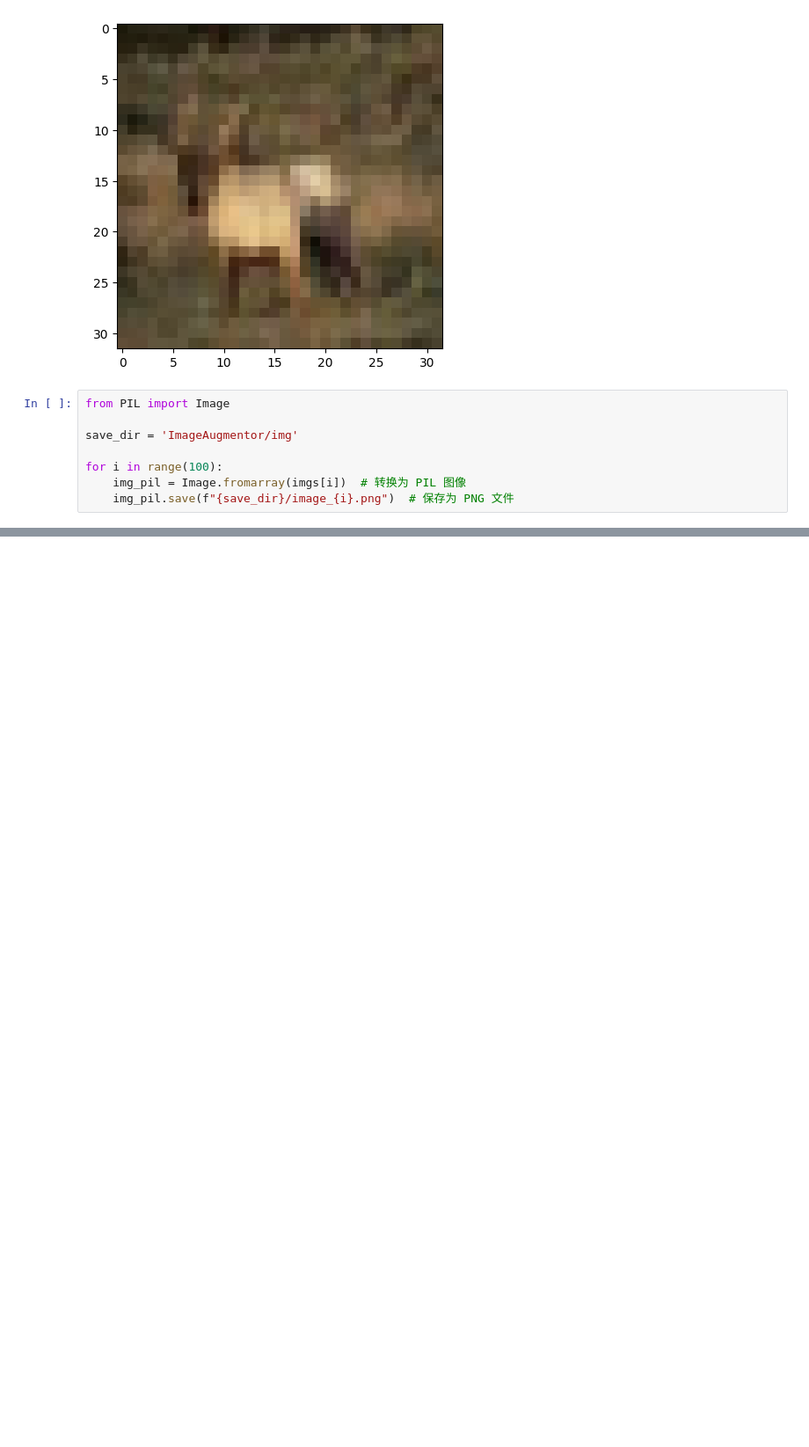
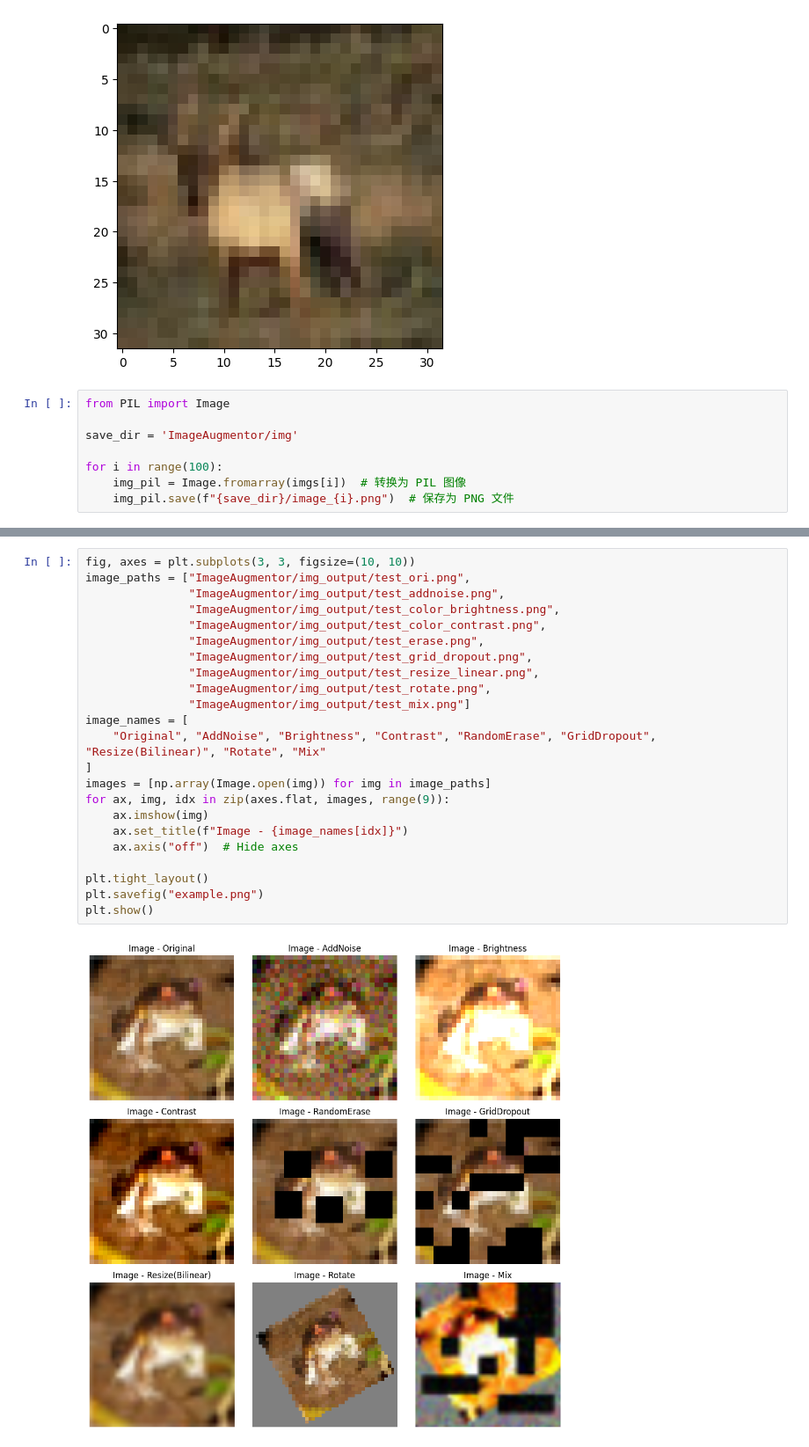
Before and after one commit to XuanlinMao/MyImageAugmentor, a Jupyter notebook: dataloader.ipynb, the cells around one changed output, grey strips where cells are left out. Shown: that part at 88% size. Cells and saved outputs as stored; diff of their text form; blank space fills up the shorter version.

```diff
--- a/dataloader.ipynb
+++ b/dataloader.ipynb
@@ -27,0 +37,25 @@ for i in range(100):
+# %%
+fig, axes = plt.subplots(3, 3, figsize=(10, 10))
+image_paths = ["ImageAugmentor/img_output/test_ori.png",
+               "ImageAugmentor/img_output/test_addnoise.png",
+               "ImageAugmentor/img_output/test_color_brightness.png",
+               "ImageAugmentor/img_output/test_color_contrast.png",
+               "ImageAugmentor/img_output/test_erase.png",
+               "ImageAugmentor/img_output/test_grid_dropout.png",
+               "ImageAugmentor/img_output/test_resize_linear.png",
+               "ImageAugmentor/img_output/test_rotate.png",
+               "ImageAugmentor/img_output/test_mix.png"]
+image_names = [
+    "Original", "AddNoise", "Brightness", "Contrast", "RandomErase", "GridDropout", "Resize(Bilinear)", "Rotate", "Mix"
+]
+images = [np.array(Image.open(img)) for img in image_paths]
+for ax, img, idx in zip(axes.flat, images, range(9)):
+    ax.imshow(img)
+    ax.set_title(f"Image - {image_names[idx]}")
+    ax.axis("off")  # Hide axes
+
+plt.tight_layout()
+plt.savefig("example.png")
+plt.show()
+# %% [output]
+[figure, added]
```
Also changed, not shown: parts of 2 cells of this notebook, 2 other files.
